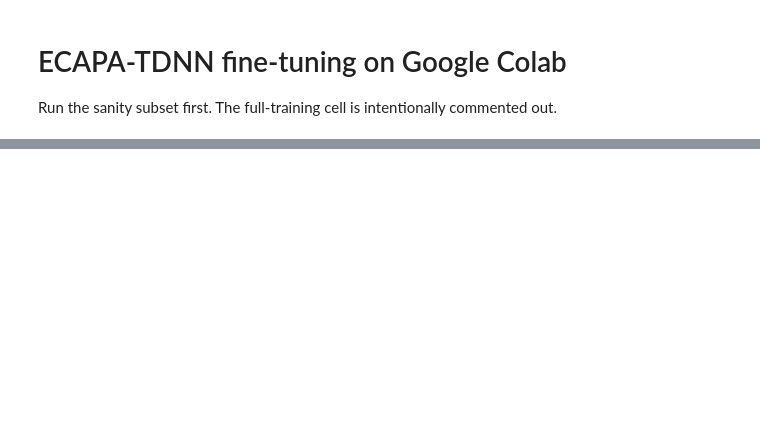
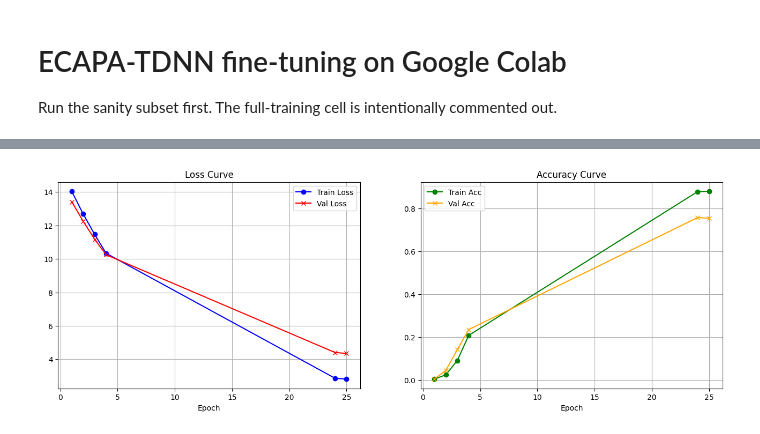
Before and after one commit to hieuvous/Secure-Virtual-Assistant-with-Speaker-Recognition, a Jupyter notebook: notebooks/finetune_ecapa_colab.ipynb, the cells around one changed output, grey strips where cells are left out. Cells and saved outputs as stored; diff of their text form; code cells hidden in the pictures; blank space fills up the shorter version.

```diff
--- a/notebooks/finetune_ecapa_colab.ipynb
+++ b/notebooks/finetune_ecapa_colab.ipynb
@@ -28,9 +73,13 @@ drive.mount('/content/drive')
 # %%
-# Cell 6 — Dataset, metadata and cache are temporary in /content. Drive stores only models/checkpoints.
+# Cell 6 — Cấu hình cho Phase 1 & 2
+import os
 DATASET_ROOT = '/content/Vietnam-Celeb/data'
 OFFICIAL_TRAIN_LIST = '/content/Vietnam-Celeb/vietnam-celeb-t.txt'
-METADATA_DIR = '/content/SpeakerRecognition/metadata_small'
-CHECKPOINT_DIR = '/content/drive/MyDrive/SpeakerRecognition/checkpoints_small'
-OUTPUT_MODEL = f'{CHECKPOINT_DIR}/best_model.pt'  # Same path: no duplicate best-model file.
+METADATA_DIR = '/content/SpeakerRecognition/metadata_v2'
+CHECKPOINT_DIR = '/content/drive/MyDrive/SpeakerRecognition/checkpoints_v2'
 CACHE_DIR = '/content/pretrained_ecapa_cache'
+OUTPUT_MODEL = os.path.join(CHECKPOINT_DIR, 'best_verification_model.pt')
+
+os.makedirs(METADATA_DIR, exist_ok=True)
+os.makedirs(CHECKPOINT_DIR, exist_ok=True)
 # %%
@@ -78,0 +690,55 @@ display(pd.DataFrame(rows))
+# %%
+import matplotlib.pyplot as plt
+import re
+
+# Dữ liệu được trích xuất thủ công từ output của Cell 10 để đảm bảo hiển thị biểu đồ
+raw_logs = """
+epoch: 1, train_loss: 14.0371, train_acc: 0.0051, val_loss: 13.4155, val_acc: 0.0055
+epoch: 2, train_loss: 12.6819, train_acc: 0.0249, val_loss: 12.2508, val_acc: 0.0454
+epoch: 3, train_loss: 11.4672, train_acc: 0.0915, val_loss: 11.1701, val_acc: 0.1420
+epoch: 4, train_loss: 10.3356, train_acc: 0.2088, val_loss: 10.2506, val_acc: 0.2358
+epoch: 24, train_loss: 2.8663, train_acc: 0.8786, val_loss: 4.4051, val_acc: 0.7576
+epoch: 25, train_loss: 2.8171, train_acc: 0.8795, val_loss: 4.3499, val_acc: 0.7548
+"""
+
+def plot_manual_curves(data_str):
+    epochs, train_losses, val_losses, train_accs, val_accs = [], [], [], [], []
+    for line in data_str.strip().split('\n'):
+        m = re.findall(r"[\d.]+", line)
+        if m:
+            epochs.append(int(float(m[0])))
+            train_losses.append(float(m[1]))
+            train_accs.append(float(m[2]))
+            val_losses.append(float(m[3]))
+            val_accs.append(float(m[4]))
+
+    fig, (ax1, ax2) = plt.subplots(1, 2, figsize=(16, 5))
+
+    # Biểu đồ Loss
+    ax1.plot(epochs, train_losses, 'b-o', label='Train Loss')
+    ax1.plot(epochs, val_losses, 'r-x', label='Val Loss')
+    ax1.set_title('Loss Curve')
+    ax1.set_xlabel('Epoch')
+    ax1.legend()
+    ax1.grid(True)
+
+    # Biểu đồ Accuracy - Sửa lỗi format string 'orange-x'
+    ax2.plot(epochs, train_accs, color='green', marker='o', linestyle='-', label='Train Acc')
+    ax2.plot(epochs, val_accs, color='orange', marker='x', linestyle='-', label='Val Acc')
+    ax2.set_title('Accuracy Curve')
+    ax2.set_xlabel('Epoch')
+    ax2.legend()
+    ax2.grid(True)
+
+    plt.show()
+
+    gap = val_losses[-1] - train_losses[-1]
+    print(f"\nGap giữa Val Loss và Train Loss: {gap:.4f}")
+    if gap > 1.0:
+        print("KẾT LUẬN: Có hiện tượng Overfitting đáng kể (Val Loss cao hơn hẳn Train Loss).")
+    else:
+        print("KẾT LUẬN: Mô hình hội tụ tương đối ổn định.")
+
+plot_manual_curves(raw_logs)
+# %% [output]
+[figure, added]
```
Also changed, not shown: parts of 36 cells of this notebook.
